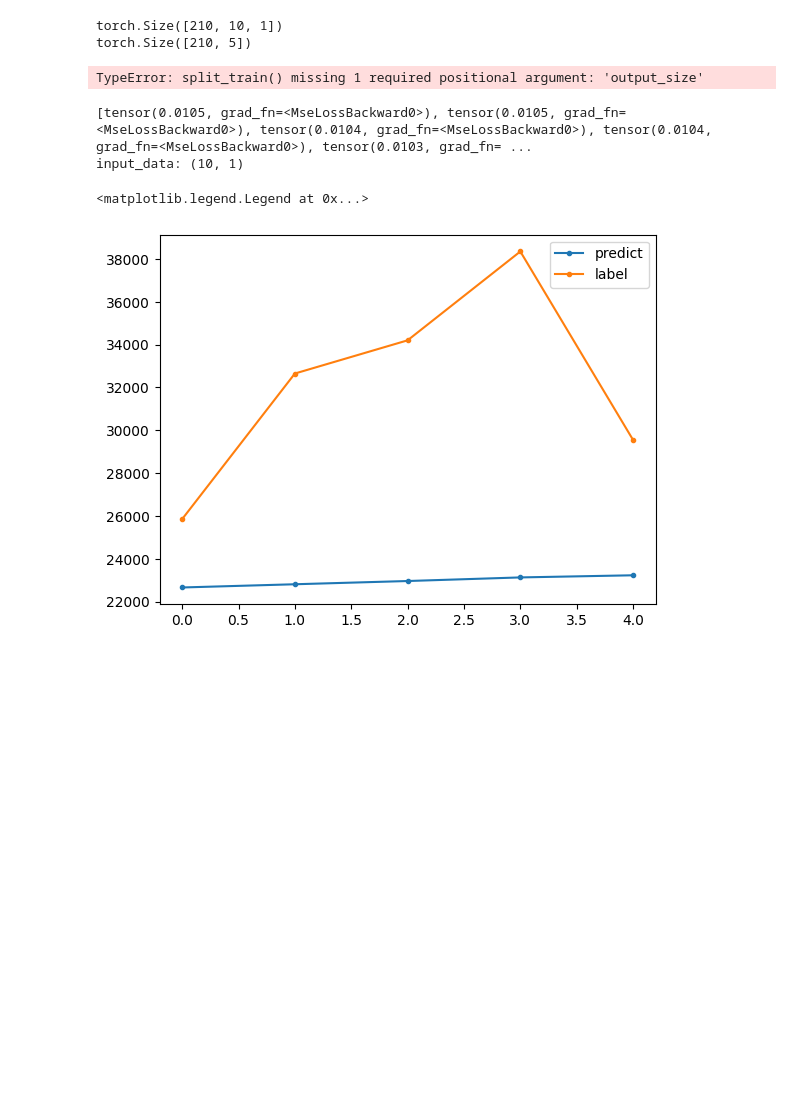
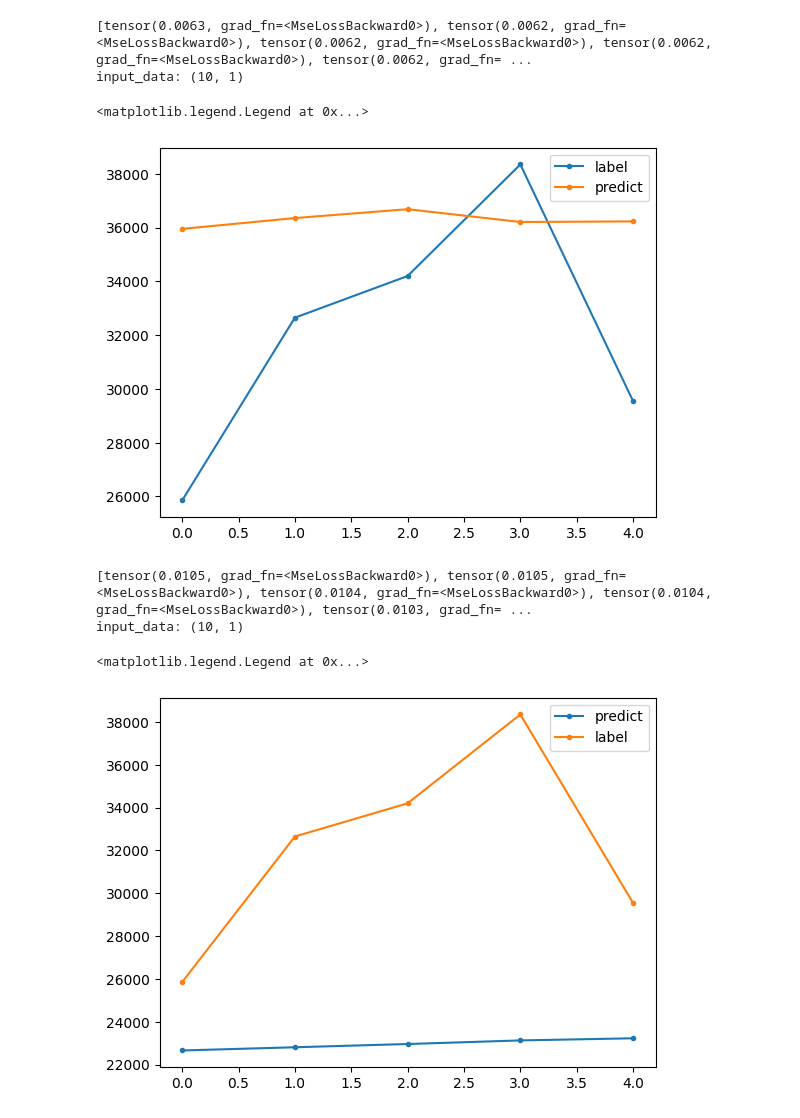
Before and after one commit to Garurubi/LSTM_ARIMA_test, a Jupyter notebook: test_LSTM(many_to_many).ipynb, the cells around one changed output. Cells and saved outputs as stored; diff of their text form; code cells hidden in the pictures; blank space fills up the shorter version.

```diff
--- a/test_LSTM(many_to_many).ipynb
+++ b/test_LSTM(many_to_many).ipynb
@@ -59,52 +59,42 @@ output_size = 5
 learning_rate = 0.01
 epoch = 300
 
 df = pd.read_csv('./data/20230615_현대바이오.csv')
-# x_train, y_train = split_train(np.ravel(df['시가'].values), 4)
-# print(df['시가'][:10])
-# print(x_train[:10])
-# print(y_train[:10])
+
 mms = MinMaxScaler()
 normal = mms.fit_transform(df[['시가']])
 # train, test 데이터 나누기
-normal90, normal10 = np.split(normal, [int(len(normal)*0.9)])
-x_train, y_train = split_train(np.ravel(normal90), hidden_size, output_size)
-print(x_train.shape)
-print(y_train.shape)
-x_test, y_test = split_train(np.ravel(normal10), hidden_size)
+train, test = np.split(normal, [len(normal)-output_size])
+x_train, y_train = split_train(np.ravel(train), hidden_size, output_size)
 
 model = LSTMModel(input_size, hidden_size, layers, output_size, normal)
 
 cost = nn.MSELoss()
 optimizer = torch.optim.Adam(model.parameters(), lr=learning_rate)
 
 loss_value=[]
 for i in range(epoch + 1):
     prediction = model(x_train)
     output = cost(prediction, y_train)
     loss_value.append(output)
 
     optimizer.zero_grad()
     output.backward()
     optimizer.step()
 
 print(loss_value[-10:])
-predict_test = model(x_test)
+predict_test = model.predict()
 predict_test = mms.inverse_transform(predict_test.tolist())
-y_test = mms.inverse_transform(y_test.tolist())
-# 시점을 맞춰서 보기
-# predict_test = np.delete(predict_test, 0)
-# y_test = np.delete(y_test, -1)
-# print(y_test)
-# print(predict_test)
+y_test = mms.inverse_transform(test.tolist())
 
 plt.plot(np.ravel(y_test), ".-", label='label')
 plt.plot(np.ravel(predict_test), ".-", label="predict")
 plt.legend()
 # %% [output]
-torch.Size([210, 10, 1])
-torch.Size([210, 5])
+[tensor(0.0063, grad_fn=<MseLossBackward0>), tensor(0.0062, grad_fn=<MseLossBackward0>), tensor(0.0062, grad_fn=<MseLossBackward0>), tensor(0.0062, grad_fn=<MseLossBackward0>), tensor(0.0062, grad_fn= ...
+input_data: (10, 1)
-TypeError: split_train() missing 1 required positional argument: 'output_size'
+<matplotlib.legend.Legend at 0x...>
+[figure, added]
 # %%
 """
 예측값 보기
```
Also changed, not shown: 1 other file.
